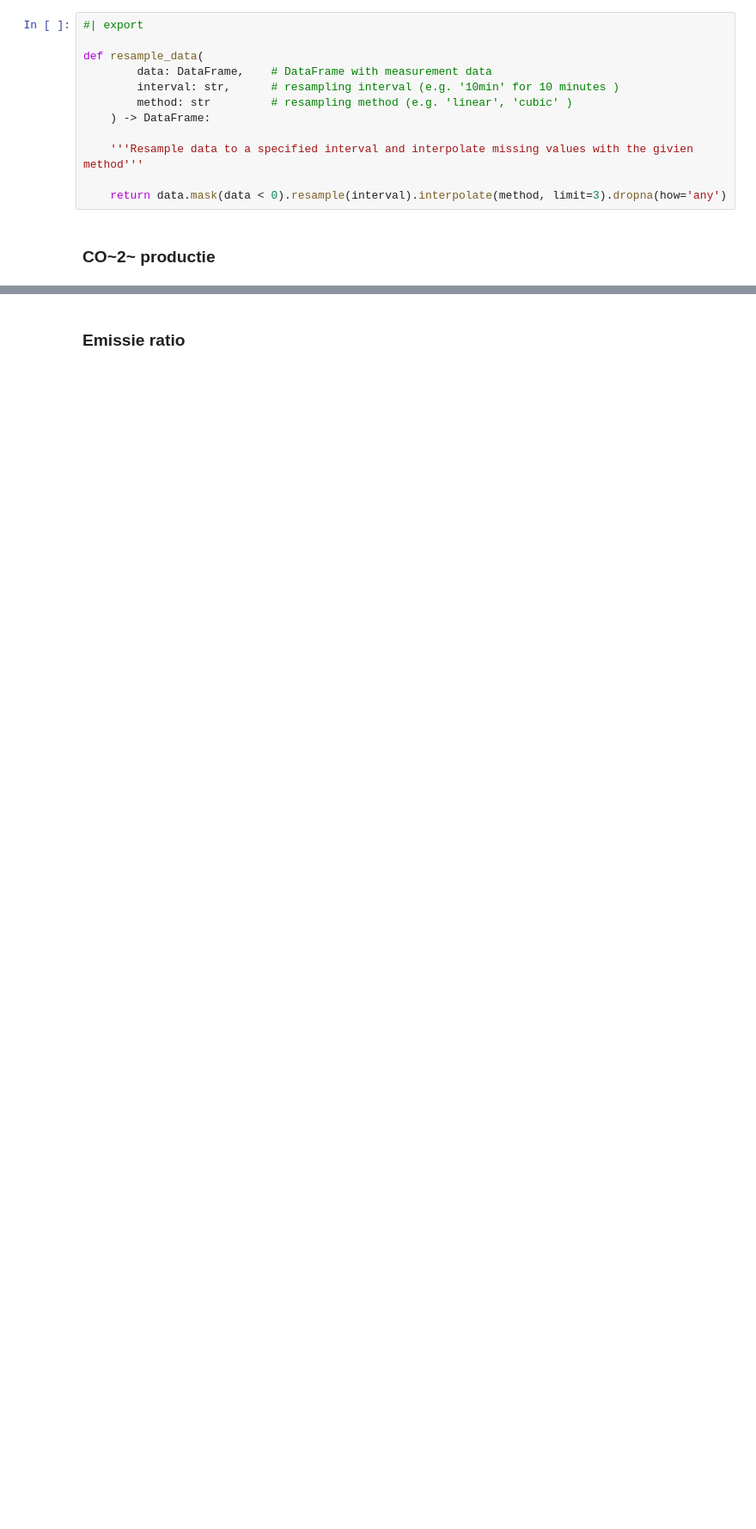
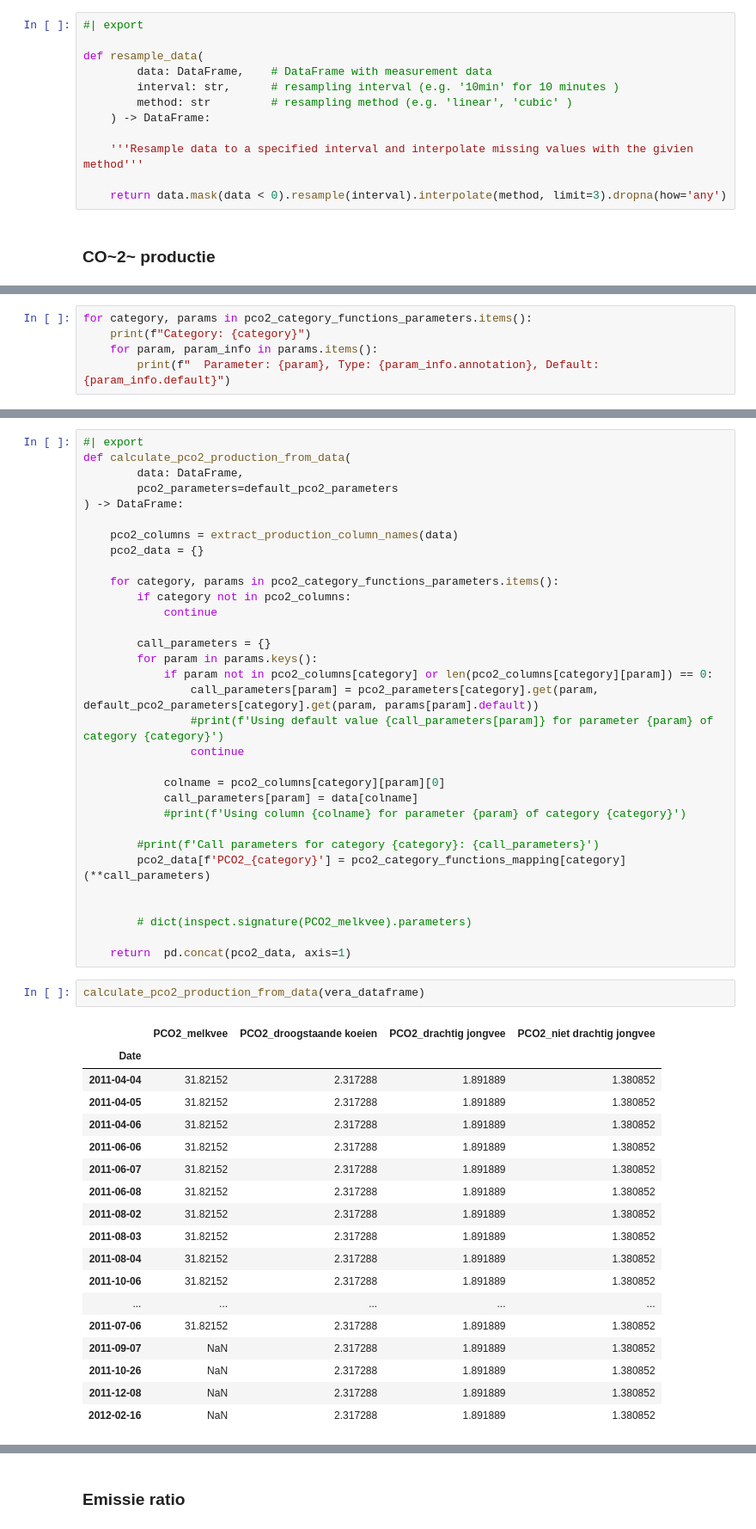
Before and after one commit to fenke/openstal, a Jupyter notebook: nbs/27_stal_massabalans.ipynb, the cells around one changed output, grey strips where cells are left out. Shown at 86% size. Drawn from its saved outputs; the diff is of its cells as text; blank space fills up the shorter version.

```diff
--- a/nbs/27_stal_massabalans.ipynb
+++ b/nbs/27_stal_massabalans.ipynb
@@ -938,0 +1089,5 @@ def resample_data(
+# %%
+for category, params in pco2_category_functions_parameters.items():
+    print(f"Category: {category}")
+    for param, param_info in params.items():
+        print(f"  Parameter: {param}, Type: {param_info.annotation}, Default: {param_info.default}")
@@ -938,0 +1127,53 @@ def resample_data(
+# %%
+#| export
+def calculate_pco2_production_from_data(
+        data: DataFrame,
+        pco2_parameters=default_pco2_parameters
+) -> DataFrame:
+
+    pco2_columns = extract_production_column_names(data)
+    pco2_data = {}
+
+    for category, params in pco2_category_functions_parameters.items():
+        if category not in pco2_columns:
+            continue
+
+        call_parameters = {}
+        for param in params.keys():
+            if param not in pco2_columns[category] or len(pco2_columns[category][param]) == 0:
+                call_parameters[param] = pco2_parameters[category].get(param, default_pco2_parameters[category].get(param, params[param].default))
+                #print(f'Using default value {call_parameters[param]} for parameter {param} of category {category}')
+                continue
+
+            colname = pco2_columns[category][param][0]
+            call_parameters[param] = data[colname]
+            #print(f'Using column {colname} for parameter {param} of category {category}')
+
+        #print(f'Call parameters for category {category}: {call_parameters}')
+        pco2_data[f'PCO2_{category}'] = pco2_category_functions_mapping[category](**call_parameters)
+
+
+        # dict(inspect.signature(PCO2_melkvee).parameters)
+
+    return  pd.concat(pco2_data, axis=1)
+# %%
+calculate_pco2_production_from_data(vera_dataframe)
+# %% [output]
+|  | PCO2_melkvee | PCO2_droogstaande koeien | PCO2_drachtig jongvee | PCO2_niet drachtig jongvee |
+| Date |  |  |  |  |
+| 2011-04-04 | 31.82152 | 2.317288 | 1.891889 | 1.380852 |
+| 2011-04-05 | 31.82152 | 2.317288 | 1.891889 | 1.380852 |
+| 2011-04-06 | 31.82152 | 2.317288 | 1.891889 | 1.380852 |
+| 2011-06-06 | 31.82152 | 2.317288 | 1.891889 | 1.380852 |
+| 2011-06-07 | 31.82152 | 2.317288 | 1.891889 | 1.380852 |
+| 2011-06-08 | 31.82152 | 2.317288 | 1.891889 | 1.380852 |
+| 2011-08-02 | 31.82152 | 2.317288 | 1.891889 | 1.380852 |
+| 2011-08-03 | 31.82152 | 2.317288 | 1.891889 | 1.380852 |
+| 2011-08-04 | 31.82152 | 2.317288 | 1.891889 | 1.380852 |
+| 2011-10-06 | 31.82152 | 2.317288 | 1.891889 | 1.380852 |
+| ... | ... | ... | ... | ... |
+| 2011-07-06 | 31.82152 | 2.317288 | 1.891889 | 1.380852 |
+| 2011-09-07 | NaN | 2.317288 | 1.891889 | 1.380852 |
+| 2011-10-26 | NaN | 2.317288 | 1.891889 | 1.380852 |
+| 2011-12-08 | NaN | 2.317288 | 1.891889 | 1.380852 |
+| 2012-02-16 | NaN | 2.317288 | 1.891889 | 1.380852 |
```
Also changed, not shown: parts of 50 cells of this notebook, 2 other files.
